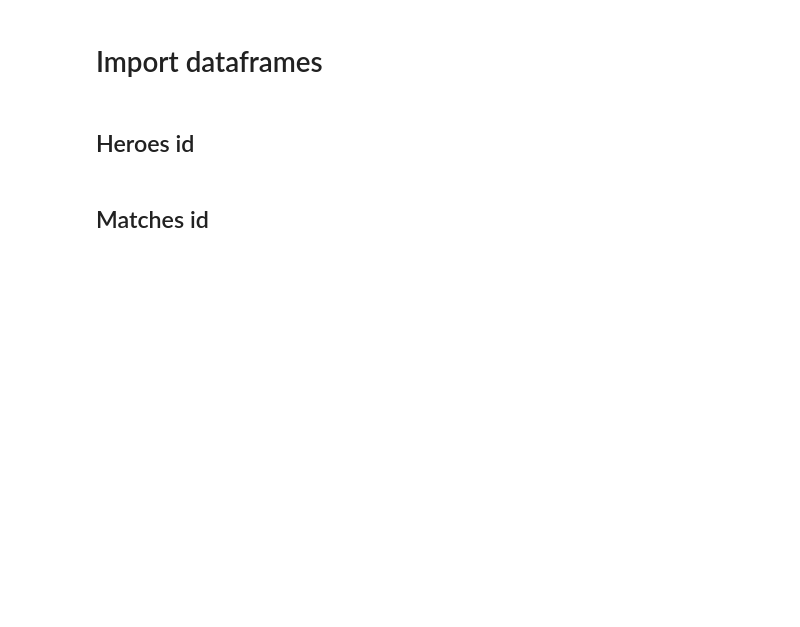
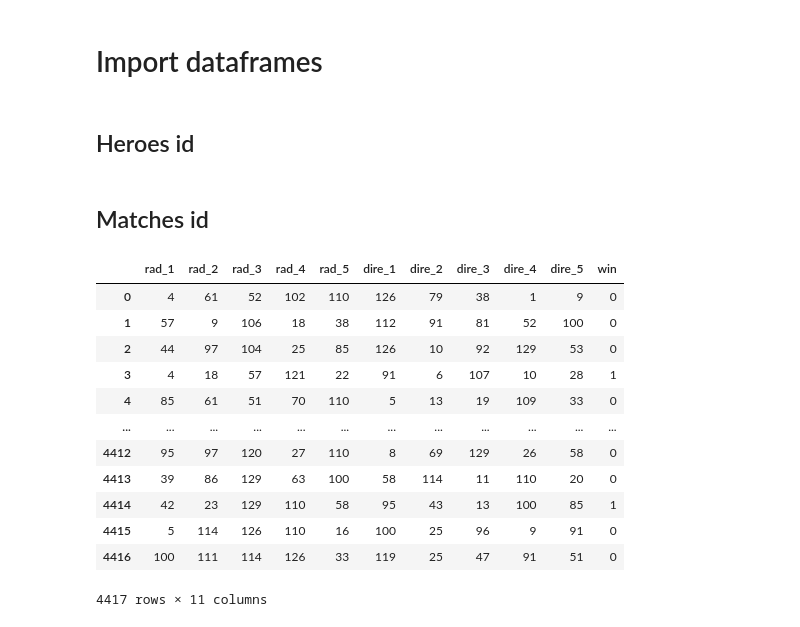
Before and after one commit to lucascbarbosa/Dota2-AI-Picker, a Jupyter notebook: main.ipynb, the cells around one changed output. Cells and saved outputs as stored; diff of their text form; code cells hidden in the pictures; blank space fills up the shorter version.

```diff
--- a/main.ipynb
+++ b/main.ipynb
@@ -37,0 +32,46 @@ data = resp.json() # Check the JSON Response Content documentation below
+# %%
+#get match info
+matches = pd.read_csv('data/match.csv').drop(['leaguename','account_id'],axis=1)
+match_ids = list(matches['match_id'].unique())
+
+hero_ids = []
+wins = []
+
+for match_id in match_ids:
+    hero_ids_match = list(matches[matches['match_id']==match_id]['hero_id'].values)
+    hero_ids.append(hero_ids_match)
+    win = int(matches[matches['match_id']==match_id]['win'].values[-1])
+    wins.append(win)
+
+hero_ids = np.array(hero_ids).reshape((len(hero_ids),10))
+
+matches = pd.DataFrame(columns= 'rad_1 rad_2 rad_3 rad_4 rad_5 dire_1 dire_2 dire_3 dire_4 dire_5 win'.split())
+matches['win'] = wins
+matches[matches.columns[:10]] = hero_ids
+
+# def id2name(hero_id):
+#     try:
+#         return hero_id_dict[hero_id]
+
+#     except:
+#         return None
+
+# for i in range(10):
+#     matches[matches.columns[i]] = matches[matches.columns[i]].apply(lambda x: id2name(x))
+
+
+matches
+# %% [output]
+|  | rad_1 | rad_2 | rad_3 | rad_4 | rad_5 | dire_1 | dire_2 | dire_3 | dire_4 | dire_5 | win |
+| 0 | 4 | 61 | 52 | 102 | 110 | 126 | 79 | 38 | 1 | 9 | 0 |
+| 1 | 57 | 9 | 106 | 18 | 38 | 112 | 91 | 81 | 52 | 100 | 0 |
+| 2 | 44 | 97 | 104 | 25 | 85 | 126 | 10 | 92 | 129 | 53 | 0 |
+| 3 | 4 | 18 | 57 | 121 | 22 | 91 | 6 | 107 | 10 | 28 | 1 |
+| 4 | 85 | 61 | 51 | 70 | 110 | 5 | 13 | 19 | 109 | 33 | 0 |
+| ... | ... | ... | ... | ... | ... | ... | ... | ... | ... | ... | ... |
+| 4412 | 95 | 97 | 120 | 27 | 110 | 8 | 69 | 129 | 26 | 58 | 0 |
+| 4413 | 39 | 86 | 129 | 63 | 100 | 58 | 114 | 11 | 110 | 20 | 0 |
+| 4414 | 42 | 23 | 129 | 110 | 58 | 95 | 43 | 13 | 100 | 85 | 1 |
+| 4415 | 5 | 114 | 126 | 110 | 16 | 100 | 25 | 96 | 9 | 91 | 0 |
+| 4416 | 100 | 111 | 114 | 126 | 33 | 119 | 25 | 47 | 91 | 51 | 0 |
+4417 rows × 11 columns
```
Also changed, not shown: parts of 9 cells of this notebook, 2 other files.
